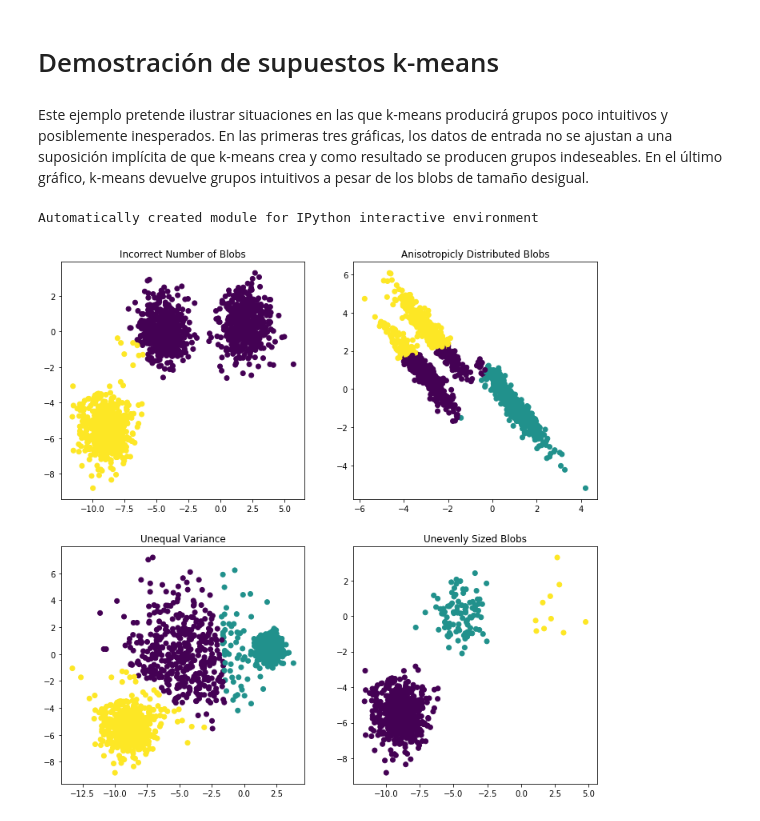
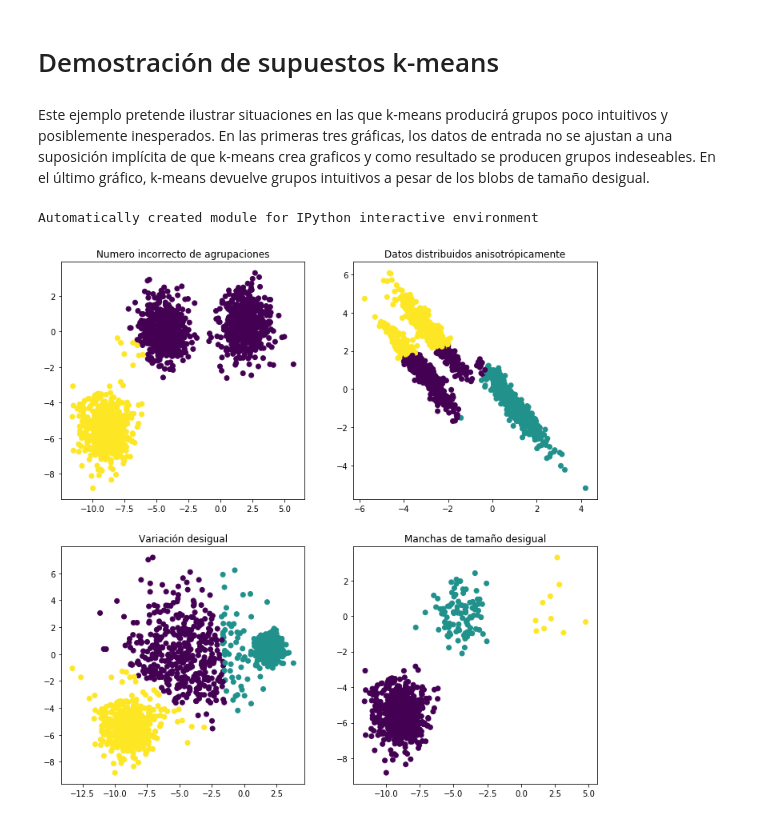
Before and after one commit to AIUnicah/IACyC, a Jupyter notebook: Clustering IRL.ipynb, the cells around one changed output. Cells and saved outputs as stored; diff of their text form; code cells hidden in the pictures.

```diff
--- a/Clustering IRL.ipynb
+++ b/Clustering IRL.ipynb
@@ -1,7 +1,7 @@
 # %% [markdown]
 # Demostración de supuestos k-means
 # %% [markdown]
-Este ejemplo pretende ilustrar situaciones en las que k-means producirá grupos poco intuitivos y posiblemente inesperados. En las primeras tres gráficas, los datos de entrada no se ajustan a una suposición implícita de que k-means crea y como resultado se producen grupos indeseables. En el último gráfico, k-means devuelve grupos intuitivos a pesar de los blobs de tamaño desigual.
+Este ejemplo pretende ilustrar situaciones en las que k-means producirá grupos poco intuitivos y posiblemente inesperados. En las primeras tres gráficas, los datos de entrada no se ajustan a una suposición implícita de que k-means crea graficos y como resultado se producen grupos indeseables. En el último gráfico, k-means devuelve grupos intuitivos a pesar de los blobs de tamaño desigual.
 # %%
 #Link del ejemplo
 #https://scikit-learn.org/stable/auto_examples/cluster/plot_kmeans_assumptions.html#sphx-glr-auto-examples-cluster-plot-kmeans-assumptions-py
@@ -30,36 +30,36 @@ y_pred = KMeans(n_clusters=2, random_state=random_state).fit_predict(X)
 
 plt.subplot(221)
 plt.scatter(X[:, 0], X[:, 1], c=y_pred)
-plt.title("Incorrect Number of Blobs")
+plt.title("Numero incorrecto de agrupaciones")
 
 # Datos distribuidos anisotrópicamente
 transformation = [[0.60834549, -0.63667341], [-0.40887718, 0.85253229]]
 X_aniso = np.dot(X, transformation)
 y_pred = KMeans(n_clusters=3, random_state=random_state).fit_predict(X_aniso)
 
 plt.subplot(222)
 plt.scatter(X_aniso[:, 0], X_aniso[:, 1], c=y_pred)
-plt.title("Anisotropicly Distributed Blobs")
+plt.title("Datos distribuidos anisotrópicamente")
 
 # Varianza diferente
 X_varied, y_varied = make_blobs(n_samples=n_samples,
                                 cluster_std=[1.0, 2.5, 0.5],
                                 random_state=random_state)
 y_pred = KMeans(n_clusters=3, random_state=random_state).fit_predict(X_varied)
 
 plt.subplot(223)
 plt.scatter(X_varied[:, 0], X_varied[:, 1], c=y_pred)
-plt.title("Unequal Variance")
+plt.title("Variación desigual")
 
-# Unevenly sized blobs
+# Manchas de tamaño desigual
 X_filtered = np.vstack((X[y == 0][:500], X[y == 1][:100], X[y == 2][:10]))
 y_pred = KMeans(n_clusters=3,
                 random_state=random_state).fit_predict(X_filtered)
 
 plt.subplot(224)
 plt.scatter(X_filtered[:, 0], X_filtered[:, 1], c=y_pred)
-plt.title("Unevenly Sized Blobs")
+plt.title("Manchas de tamaño desigual")
 
 plt.show()
 # %% [output]
-[figure, old version]
+[figure, new version]
```
Also changed, not shown: parts of 1 cell of this notebook.
